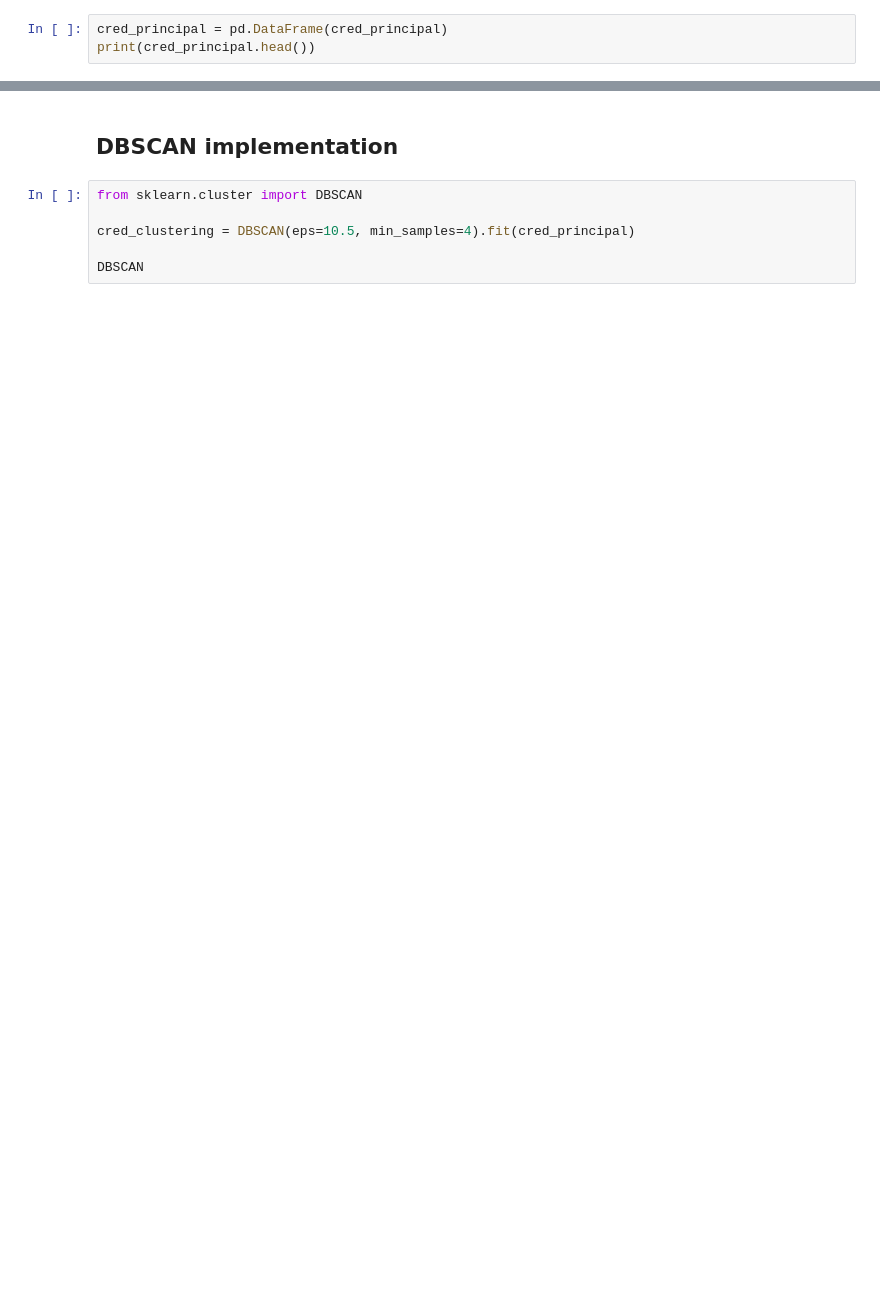
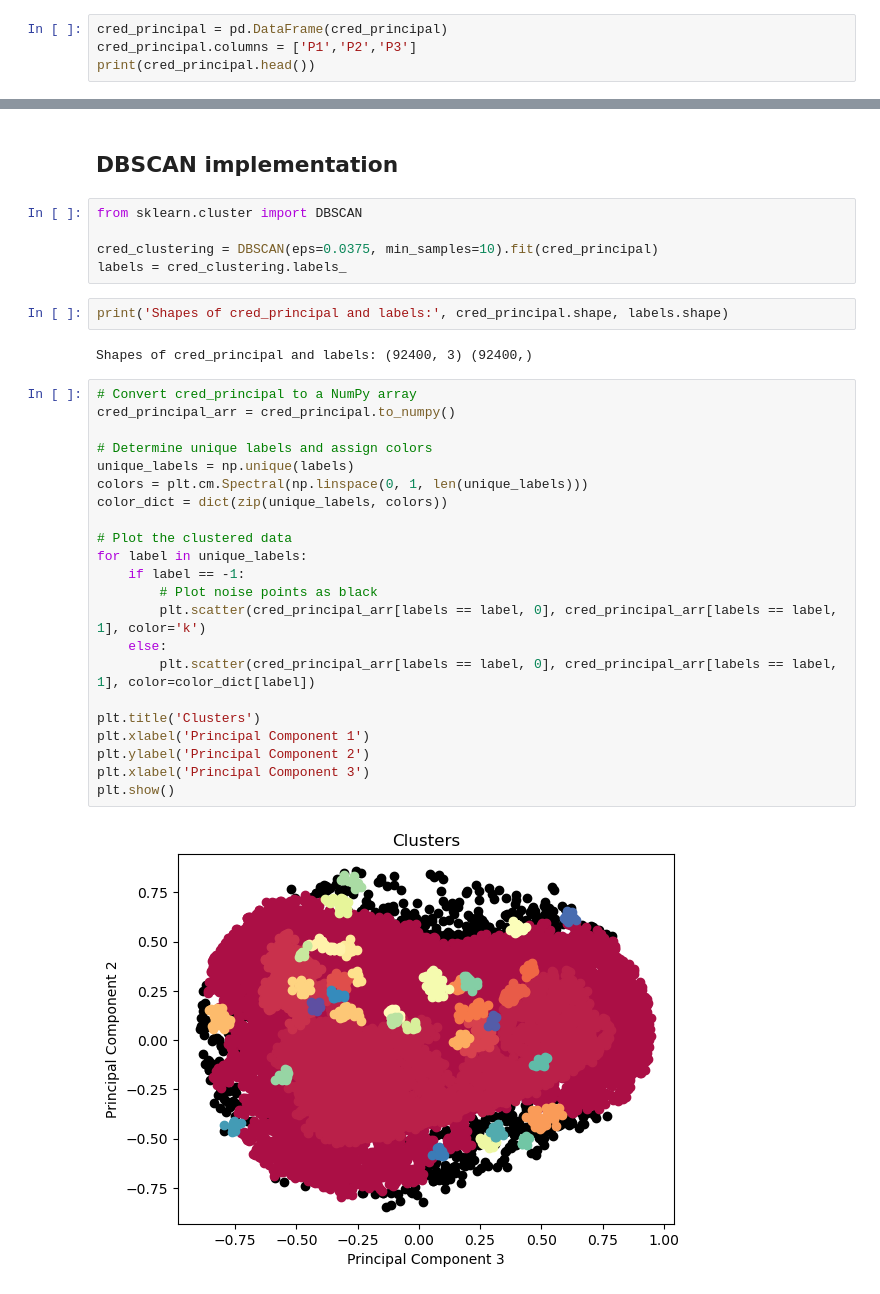
Before and after one commit to tanvimathur11/DDA, a Jupyter notebook: DDA_cleaning-Rough.ipynb, the cells around one changed output, grey strips where cells are left out. Cells and saved outputs as stored; diff of their text form; blank space fills up the shorter version.

Commit message:
DBSCAN modelling from PCA results

```diff
--- a/DDA_cleaning-Rough.ipynb
+++ b/DDA_cleaning-Rough.ipynb
@@ -1475,4 +1475,5 @@ sns.heatmap(credit_comp)
 # %%
 cred_principal = pd.DataFrame(cred_principal)
+cred_principal.columns = ['P1','P2','P3']
 print(cred_principal.head())
 # %% [output]
@@ -1487,6 +1488,33 @@ print(cred_principal.head())
 # %%
 from sklearn.cluster import DBSCAN
 
-cred_clustering = DBSCAN(eps=10.5, min_samples=4).fit(cred_principal)
-
-DBSCAN
+cred_clustering = DBSCAN(eps=0.0375, min_samples=10).fit(cred_principal)
+labels = cred_clustering.labels_
+# %%
+print('Shapes of cred_principal and labels:', cred_principal.shape, labels.shape)
+# %% [output]
+Shapes of cred_principal and labels: (92400, 3) (92400,)
+# %%
+# Convert cred_principal to a NumPy array
+cred_principal_arr = cred_principal.to_numpy()
+
+# Determine unique labels and assign colors
+unique_labels = np.unique(labels)
+colors = plt.cm.Spectral(np.linspace(0, 1, len(unique_labels)))
+color_dict = dict(zip(unique_labels, colors))
+
+# Plot the clustered data
+for label in unique_labels:
+    if label == -1:
+        # Plot noise points as black
+        plt.scatter(cred_principal_arr[labels == label, 0], cred_principal_arr[labels == label, 1], color='k')
+    else:
+        plt.scatter(cred_principal_arr[labels == label, 0], cred_principal_arr[labels == label, 1], color=color_dict[label])
+
+plt.title('Clusters')
+plt.xlabel('Principal Component 1')
+plt.ylabel('Principal Component 2')
+plt.xlabel('Principal Component 3')
+plt.show()
+# %% [output]
+[figure, added]
```
Also changed, not shown: parts of 7 cells of this notebook, 1 other file.
